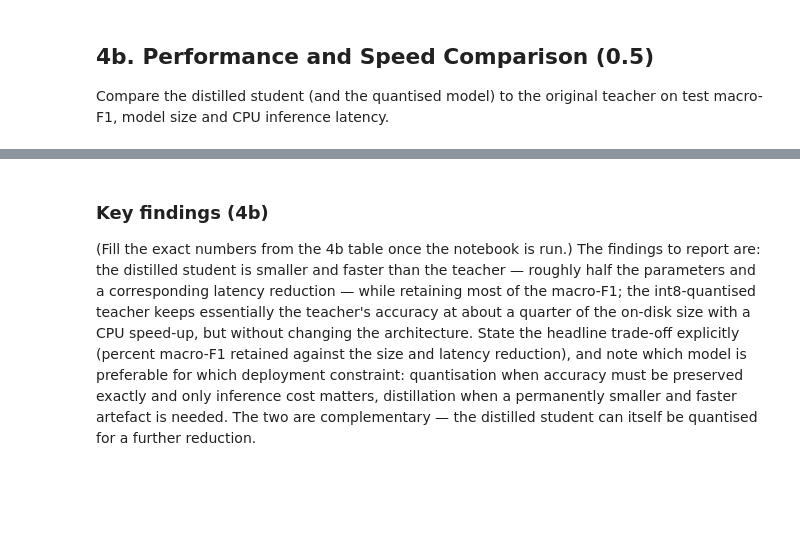
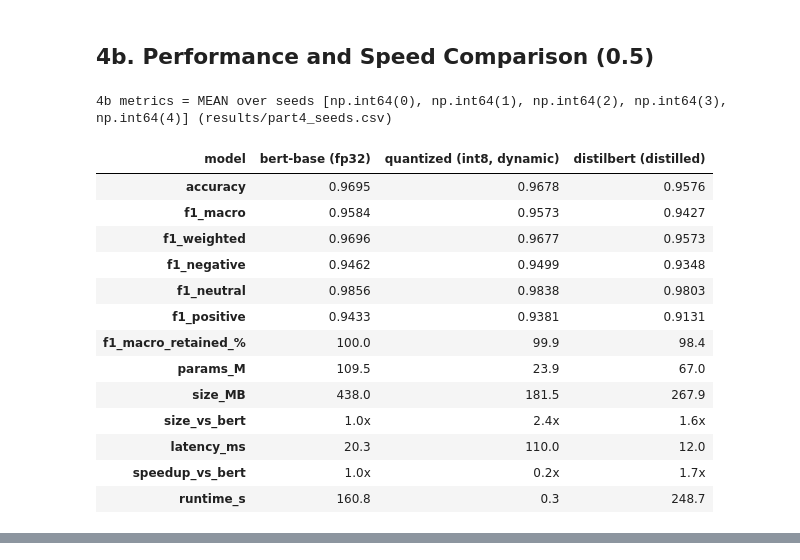
Before and after one commit to cherrylchico/advanced_nlp, a Jupyter notebook: notebooks/part4.ipynb, the cells around one changed output, grey strips where cells are left out. Saved outputs shown, nothing was run; the diff lists cells and outputs as text; code cells hidden in the pictures; blank space fills up the shorter version.

```diff
--- a/notebooks/part4.ipynb
+++ b/notebooks/part4.ipynb
@@ -255,20 +501,57 @@ Note on the quantisation API.‍ `torch.ao.quantization` (the eager `quantize_dy
 # %% [markdown]
 ## 4b.‍ Performance and Speed Comparison (0.5)
-
-Compare the distilled student (and the quantised model) to the original teacher on test macro-F1, model size and CPU inference latency.‍
 # %%
 # watermark: AGLLM (AI-assisted content disclosure)
-# 4b: side-by-side comparison of teacher vs int8-quantised vs distilled student.
-rows = [teacher_p, quant_p, student_p]
-base = teacher_p
-table = pd.DataFrame([{
-    "model": r["label"],
-    "test_f1_macro": r["f1_macro"],
-    "f1_retained_%": round(100 * r["f1_macro"] / base["f1_macro"], 1),
-    "params_M": r["params_M"],
-    "size_MB": r["size_MB"],
-    "size_vs_teacher": f"{base['size_MB'] / r['size_MB']:.1f}x" if r["size_MB"] else "-",
-    "latency_ms": r["latency_ms"],
-    "speedup_vs_teacher": f"{base['latency_ms'] / r['latency_ms']:.1f}x" if r["latency_ms"] else "-",
-} for r in rows])
+# 4b: side-by-side comparison of bert-base vs int8-quantised vs distilbert, ALL metrics +
+# efficiency, transposed so each model is a column.
+# The accuracy/F1 rows are the MEAN across the 4a.3 multi-seed runs (results/part4_seeds.csv) when
+# that file exists -- more robust than a single seed -- otherwise they fall back to the single-seed
+# profile. Efficiency rows (params/size/latency/runtime) come from the profiled model (seed-
+# invariant / hardware-bound). Per-seed spread (std) is in the 4a.3 multi-seed table.
+rows = [bert_p, quant_p, distilbert_p]
+name_map = {"bert-base (fp32)": "bert-base", "quantized (int8, dynamic)": "quantized",
+            "distilbert (distilled)": "distilbert"}
+
+seed_means = {}
+if os.path.exists("../results/part4_seeds.csv"):
+    _sdf = pd.read_csv("../results/part4_seeds.csv")
+    seed_means = {m: g[eu.METRIC_KEYS].mean() for m, g in _sdf.groupby("model")}
+    print(f"4b metrics = MEAN over seeds {sorted(_sdf['seed'].unique())} (results/part4_seeds.csv)")
+else:
+    print("4b metrics = single-seed (run the 4a.3 multi-seed cell to switch to seed means)")
+
+def metric_vals(r):
+    src = seed_means.get(name_map.get(r["label"]), r["_metrics"])
+    return {k: round(float(src[k]), 4) for k in eu.METRIC_KEYS}
+
+base_macro = metric_vals(bert_p)["f1_macro"]
+base_size, base_lat = bert_p["size_MB"], bert_p["latency_ms"]
+
+def row_dict(r):
+    mv = metric_vals(r)
+    return {"model": r["label"], **mv,
+            "f1_macro_retained_%": round(100 * mv["f1_macro"] / base_macro, 1),
+            "params_M": r["params_M"], "size_MB": r["size_MB"],
+            "size_vs_bert": f"{base_size / r['size_MB']:.1f}x" if r["size_MB"] else "-",
+            "latency_ms": r["latency_ms"],
+            "speedup_vs_bert": f"{base_lat / r['latency_ms']:.1f}x" if r["latency_ms"] else "-",
+            "runtime_s": r["runtime_s"]}
+
+table = pd.DataFrame([row_dict(r) for r in rows]).set_index("model").T
 table
+# %% [output]
+4b metrics = MEAN over seeds [np.int64(0), np.int64(1), np.int64(2), np.int64(3), np.int64(4)] (results/part4_seeds.csv)
+| model | bert-base (fp32) | quantized (int8, dynamic) | distilbert (distilled) |
+| accuracy | 0.9695 | 0.9678 | 0.9576 |
+| f1_macro | 0.9584 | 0.9573 | 0.9427 |
+| f1_weighted | 0.9696 | 0.9677 | 0.9573 |
+| f1_negative | 0.9462 | 0.9499 | 0.9348 |
+| f1_neutral | 0.9856 | 0.9838 | 0.9803 |
+| f1_positive | 0.9433 | 0.9381 | 0.9131 |
+| f1_macro_retained_% | 100.0 | 99.9 | 98.4 |
+| params_M | 109.5 | 23.9 | 67.0 |
+| size_MB | 438.0 | 181.5 | 267.9 |
+| size_vs_bert | 1.0x | 2.4x | 1.6x |
+| latency_ms | 20.3 | 110.0 | 12.0 |
+| speedup_vs_bert | 1.0x | 0.2x | 1.7x |
+| runtime_s | 160.8 | 0.3 | 248.7 |
@@ -275,4 +558,0 @@ table
-# %% [markdown]
-### Key findings (4b)
-
-(Fill the exact numbers from the 4b table once the notebook is run.) The findings to report are: the distilled student is smaller and faster than the teacher — roughly half the parameters and a corresponding latency reduction — while retaining most of the macro-F1; the int8-quantised teacher keeps essentially the teacher's accuracy at about a quarter of the on-disk size with a CPU speed-up, but without changing the architecture.‍ State the headline trade-off explicitly (percent macro-F1 retained against the size and latency reduction), and note which model is preferable for which deployment constraint: quantisation when accuracy must be preserved exactly and only inference cost matters, distillation when a permanently smaller and faster artefact is needed.‍ The two are complementary — the distilled student can itself be quantised for a further reduction.‍
```
Also changed, not shown: parts of 26 cells of this notebook, 4 other files.
